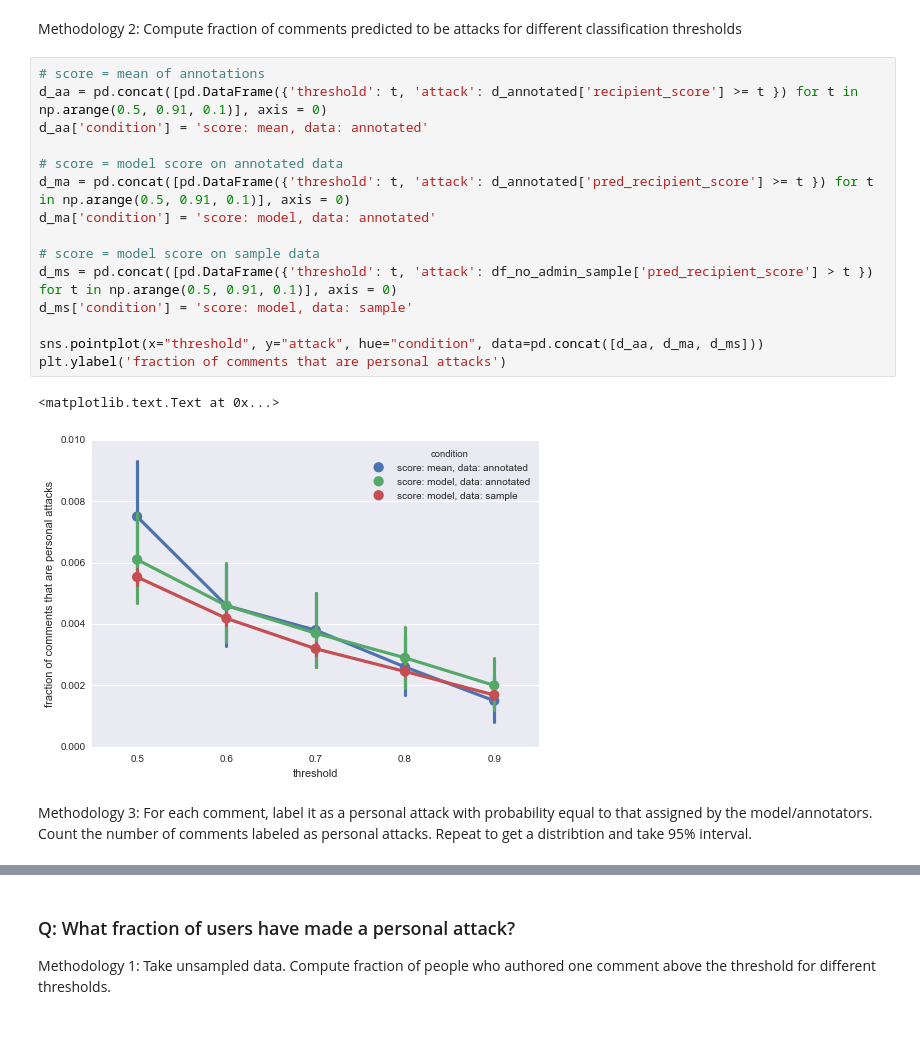
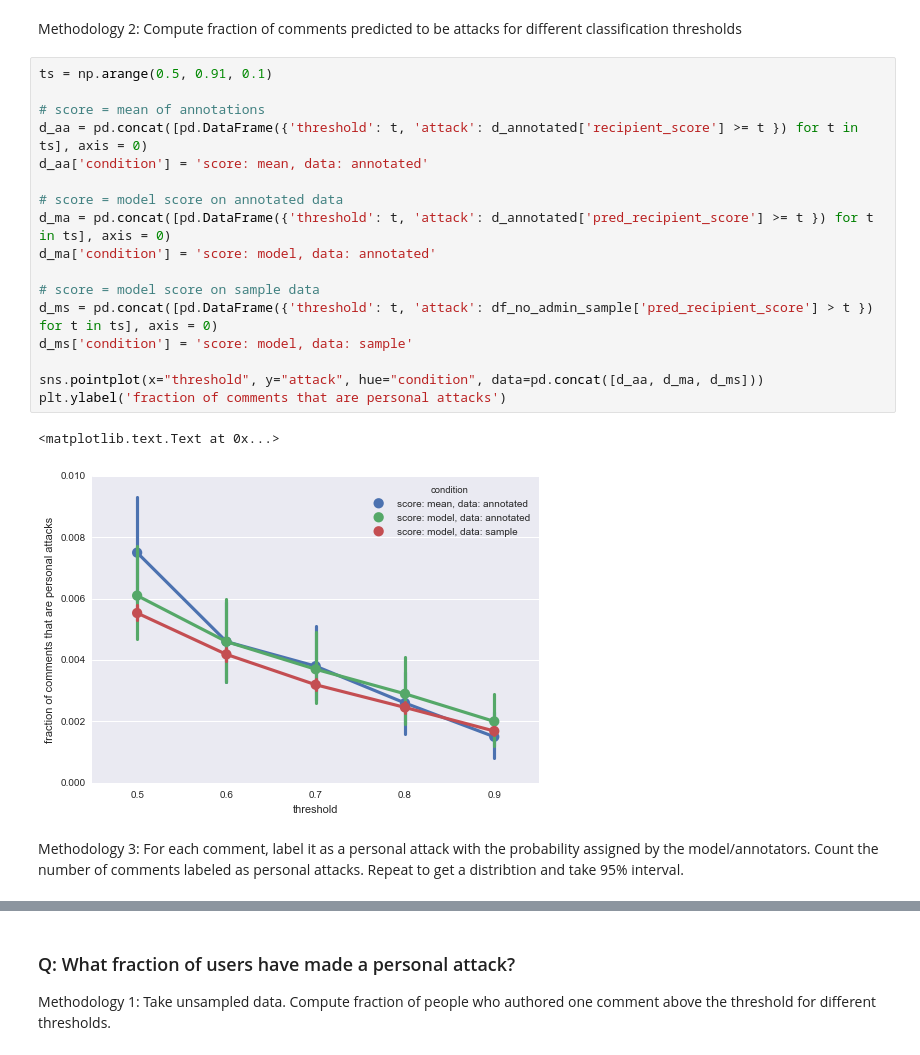
Before and after one commit to ewulczyn/wiki-detox, a Jupyter notebook: wikipedia/src/modeling/Research Questions.ipynb, the cells around one changed output, grey strips where cells are left out. Drawn from its saved outputs; the diff is of its cells as text.

```diff
--- a/wikipedia/src/modeling/Research Questions.ipynb
+++ b/wikipedia/src/modeling/Research Questions.ipynb
@@ -212,26 +227,28 @@ Treat p as a random variable, with a weak/uniform beta prior. Compute posterior
 # %% [markdown]
 Methodology 2: Compute fraction of comments predicted to be attacks for different classification thresholds
 # %%
+ts = np.arange(0.5, 0.91, 0.1)
+
 # score = mean of annotations
-d_aa = pd.concat([pd.DataFrame({'threshold': t, 'attack': d_annotated['recipient_score'] >= t }) for t in np.arange(0.5, 0.91, 0.1)], axis = 0)
+d_aa = pd.concat([pd.DataFrame({'threshold': t, 'attack': d_annotated['recipient_score'] >= t }) for t in ts], axis = 0)
 d_aa['condition'] = 'score: mean, data: annotated'
 
 # score = model score on annotated data
-d_ma = pd.concat([pd.DataFrame({'threshold': t, 'attack': d_annotated['pred_recipient_score'] >= t }) for t in np.arange(0.5, 0.91, 0.1)], axis = 0)
+d_ma = pd.concat([pd.DataFrame({'threshold': t, 'attack': d_annotated['pred_recipient_score'] >= t }) for t in ts], axis = 0)
 d_ma['condition'] = 'score: model, data: annotated'
 
 # score = model score on sample data
-d_ms = pd.concat([pd.DataFrame({'threshold': t, 'attack': df_no_admin_sample['pred_recipient_score'] > t }) for t in np.arange(0.5, 0.91, 0.1)], axis = 0)
+d_ms = pd.concat([pd.DataFrame({'threshold': t, 'attack': df_no_admin_sample['pred_recipient_score'] > t }) for t in ts], axis = 0)
 d_ms['condition'] = 'score: model, data: sample'
 
 sns.pointplot(x="threshold", y="attack", hue="condition", data=pd.concat([d_aa, d_ma, d_ms]))
 plt.ylabel('fraction of comments that are personal attacks')
 # %% [output]
 <matplotlib.text.Text at 0x...>
-[figure, old version]
+[figure, new version]
 # %% [markdown]
 Methodology 3:
-For each comment, label it as a personal attack with probability equal to that assigned by the model/annotators. Count the number of comments labeled as personal attacks. Repeat to get a distribtion and take 95% interval.
+For each comment, label it as a personal attack with the probability assigned by the model/annotators. Count the number of comments labeled as personal attacks. Repeat to get a distribtion and take 95% interval.
 # %%
 def compute_ci(a, n = 1000):
     m = a.shape[0]
```
Also changed, not shown: parts of 46 cells of this notebook, 8 other files.
